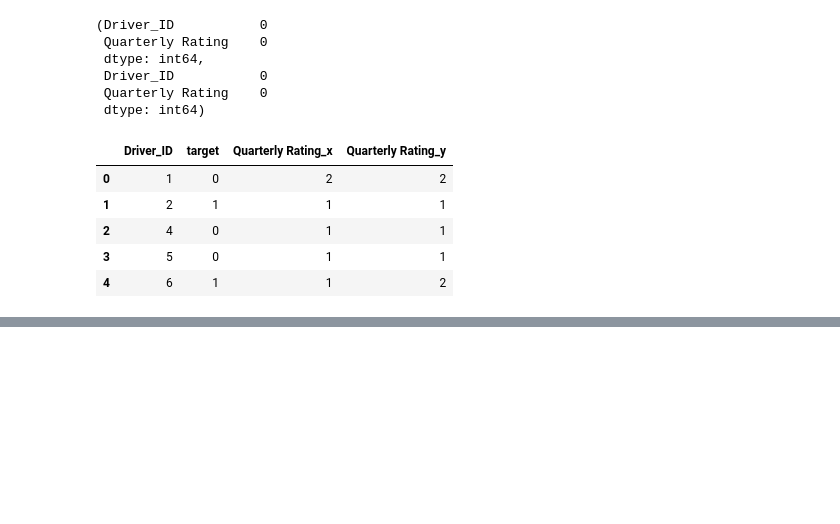
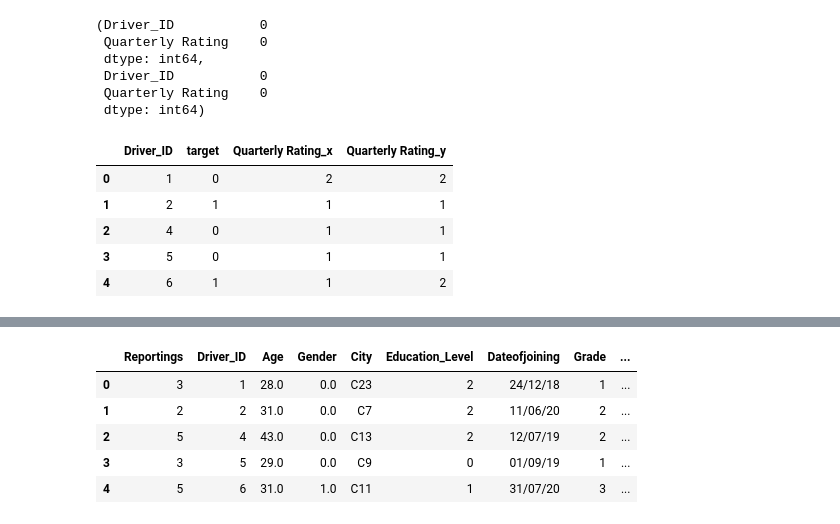
Before and after one commit to sr606/Machine_Learning_CaseStudies, a Jupyter notebook: OLA_Ensemble_Learning.ipynb, the cells around one changed output, grey strips where cells are left out. Cells and saved outputs as stored; diff of their text form; code cells hidden in the pictures; blank space fills up the shorter version.

```diff
--- a/OLA_Ensemble_Learning.ipynb
+++ b/OLA_Ensemble_Learning.ipynb
@@ -203,0 +258,2 @@ first.head()
+# %%
+first= first[['Driver_ID','target','Raise','Promotion']]
@@ -203,0 +298,11 @@ first.head()
+# %%
+ola1.reset_index(drop=True, inplace = True)
+ola1 = ola1.merge(first, on = 'Driver_ID')
+ola1.head()
+# %% [output]
+|  | Reportings | Driver_ID | Age | Gender | City | Education_Level | Dateofjoining | Grade | ... |
+| 0 | 3 | 1 | 28.0 | 0.0 | C23 | 2 | 24/12/18 | 1 | ... |
+| 1 | 2 | 2 | 31.0 | 0.0 | C7 | 2 | 11/06/20 | 2 | ... |
+| 2 | 5 | 4 | 43.0 | 0.0 | C13 | 2 | 12/07/19 | 2 | ... |
+| 3 | 3 | 5 | 29.0 | 0.0 | C9 | 0 | 01/09/19 | 1 | ... |
+| 4 | 5 | 6 | 31.0 | 1.0 | C11 | 1 | 31/07/20 | 3 | ... |
```
Also changed, not shown: parts of 19 cells of this notebook.
